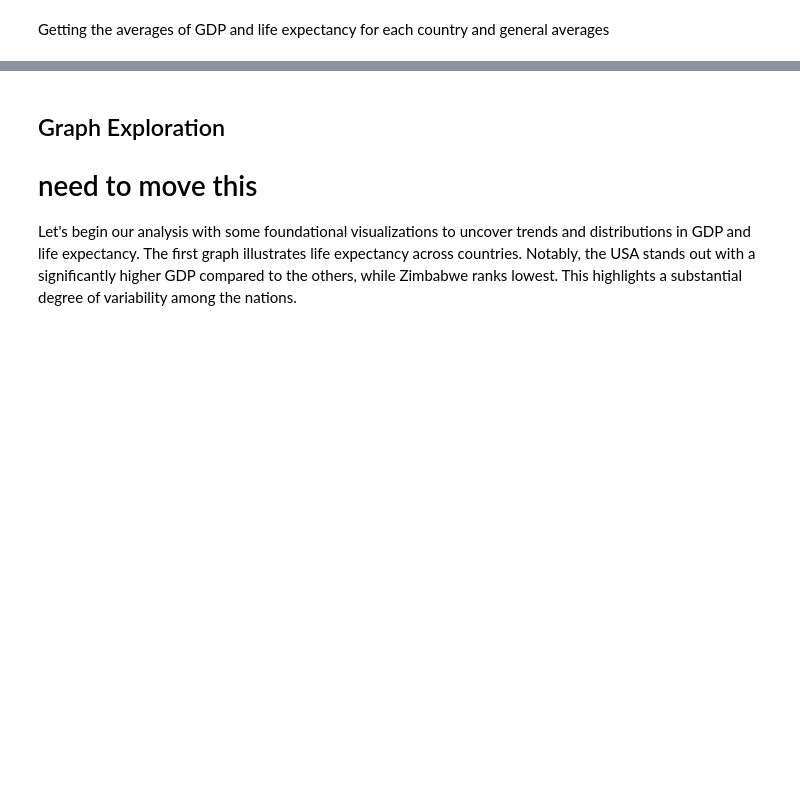
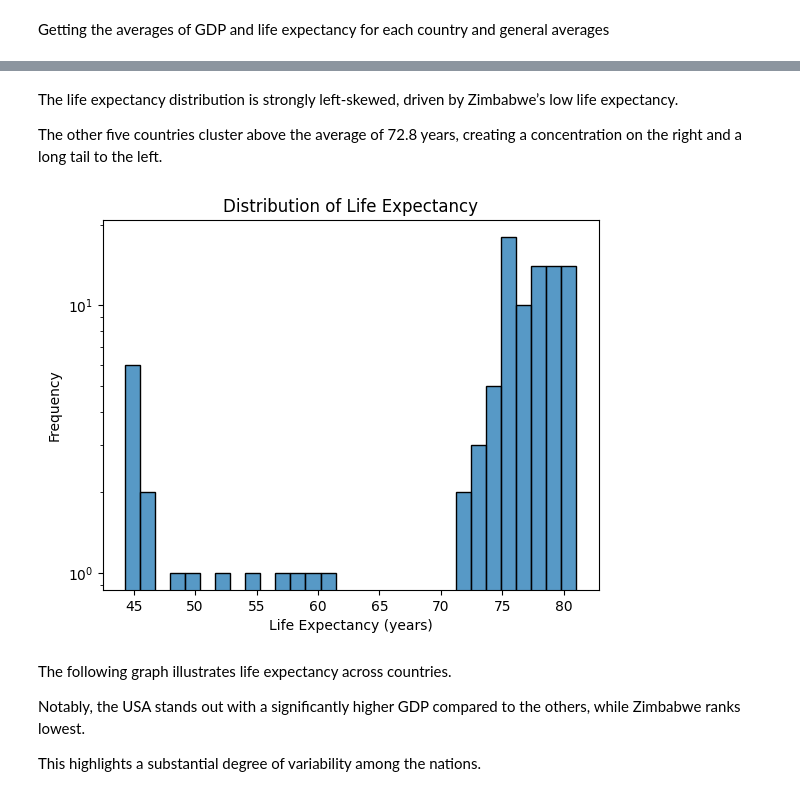
Before and after one commit to yoav-es/life_expectancy_gdp, a Jupyter notebook: life_expectancy_gdp.ipynb, the cells around one changed output, grey strips where cells are left out. Saved outputs shown, nothing was run; the diff lists cells and outputs as text; code cells hidden in the pictures; blank space fills up the shorter version.

```diff
--- a/life_expectancy_gdp.ipynb
+++ b/life_expectancy_gdp.ipynb
@@ -74,5 +100,19 @@ Getting the averages of GDP and life expectancy for each country and general ave
+# %% [markdown]
+The life expectancy distribution is strongly left-skewed, driven by Zimbabwe’s low life expectancy.
+
+The other five countries cluster above the average of 72.8 years, creating a concentration on the right and a long
+tail to the left.
+# %%
+sns.histplot(data=df, x='life_expectancy', bins=30, kde=False, log=True)
+plt.title('Distribution of Life Expectancy')
+plt.xlabel('Life Expectancy (years)')
+plt.ylabel('Frequency')
+plt.show()
+# %% [output]
+[figure, added]
 # %% [markdown]
-## Graph Exploration
-# need to move this
-Let's begin our analysis with some foundational visualizations to uncover trends and distributions in GDP and life expectancy.
-The first graph illustrates life expectancy across countries. Notably, the USA stands out with a significantly higher GDP compared to the others, while Zimbabwe ranks lowest. This highlights a substantial degree of variability among the nations.
+ The following graph illustrates life expectancy across countries.
+
+ Notably, the USA stands out with a significantly higher GDP compared to the others, while Zimbabwe ranks lowest.
+
+ This highlights a substantial degree of variability among the nations.
```
Also changed, not shown: parts of 23 cells of this notebook, 2 other files.
